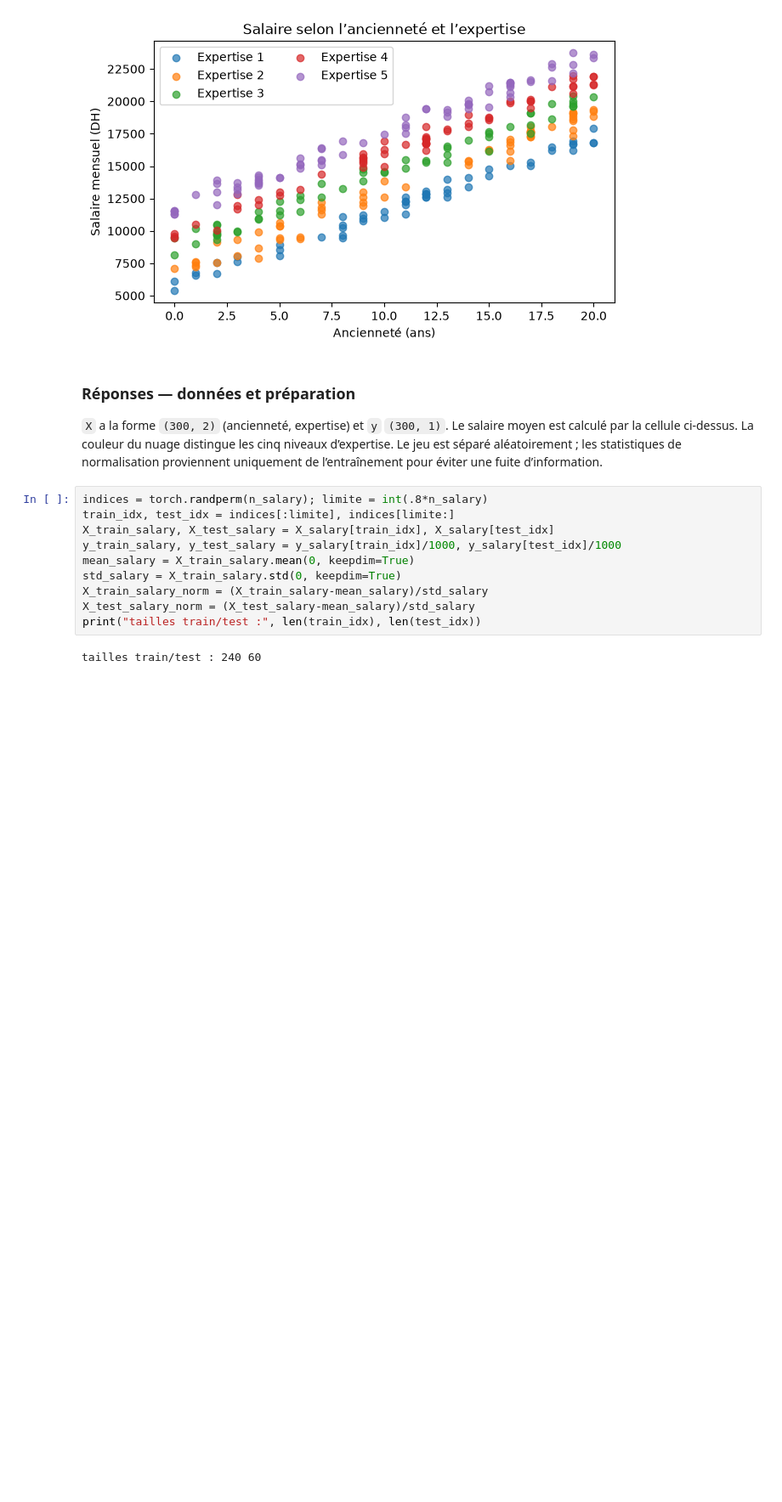
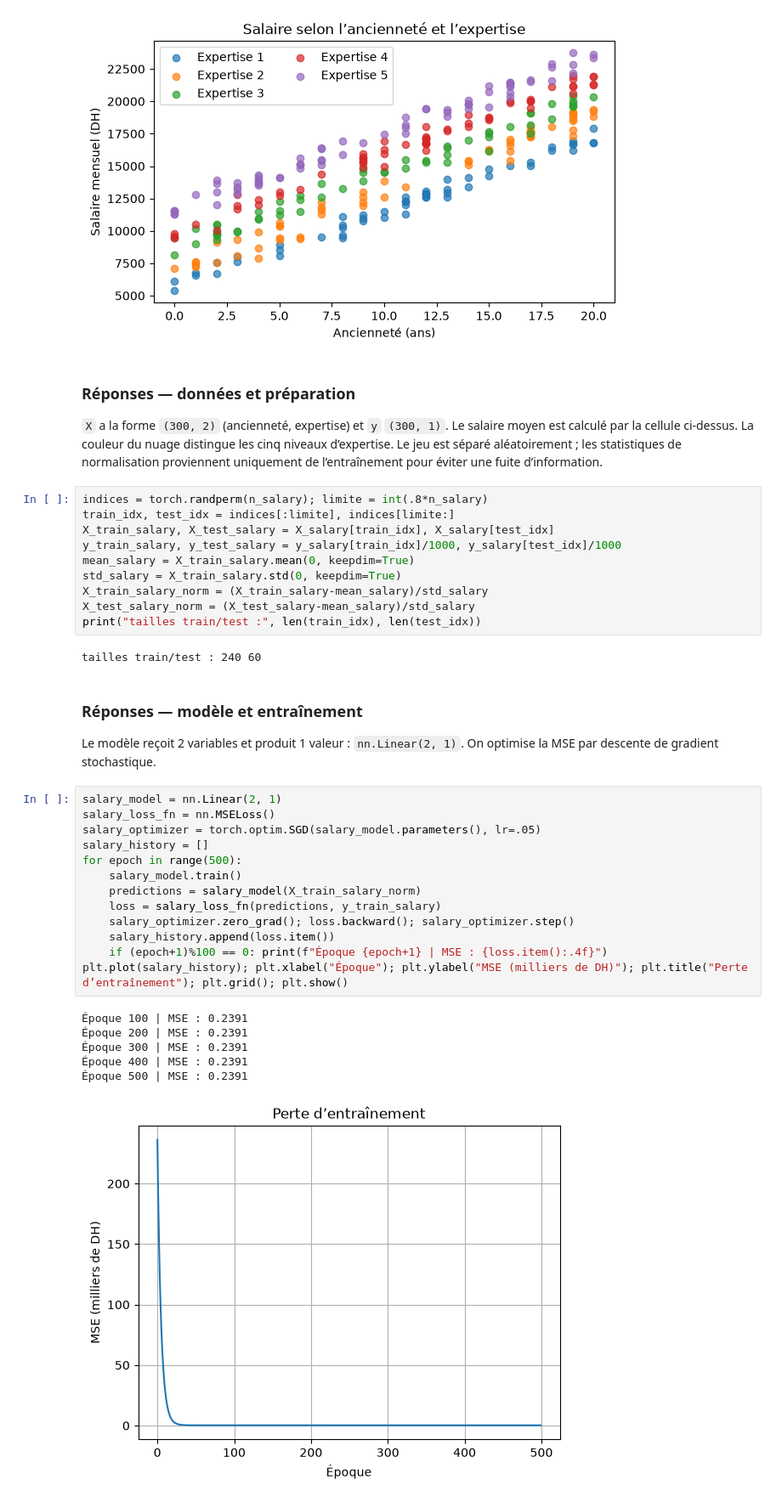
Before and after one commit to Hiba-Benyassine/Activit--Pratique-N-1--Mise-en-oeuvre-du-Framework-PyTorch-1, a Jupyter notebook: Activité pratique Bases de Pytorch.ipynb, the cells around one changed output. Shown at 85% size. Saved outputs shown, nothing was run; the diff lists cells and outputs as text; blank space fills up the shorter version.

Commit message:
Exercice 1: train salary regression model

```diff
--- a/Activité pratique Bases de Pytorch.ipynb
+++ b/Activité pratique Bases de Pytorch.ipynb
@@ -418,3 +418,27 @@ X_test_salary_norm = (X_test_salary-mean_salary)/std_salary
 print("tailles train/test :", len(train_idx), len(test_idx))
 # %% [output]
 tailles train/test : 240 60
+# %% [markdown]
+### Réponses — modèle et entraînement
+
+Le modèle reçoit 2 variables et produit 1 valeur : `nn.Linear(2, 1)`. On optimise la MSE par descente de gradient stochastique.
+# %%
+salary_model = nn.Linear(2, 1)
+salary_loss_fn = nn.MSELoss()
+salary_optimizer = torch.optim.SGD(salary_model.parameters(), lr=.05)
+salary_history = []
+for epoch in range(500):
+    salary_model.train()
+    predictions = salary_model(X_train_salary_norm)
+    loss = salary_loss_fn(predictions, y_train_salary)
+    salary_optimizer.zero_grad(); loss.backward(); salary_optimizer.step()
+    salary_history.append(loss.item())
+    if (epoch+1)%100 == 0: print(f"Époque {epoch+1} | MSE : {loss.item():.4f}")
+plt.plot(salary_history); plt.xlabel("Époque"); plt.ylabel("MSE (milliers de DH)"); plt.title("Perte d’entraînement"); plt.grid(); plt.show()
+# %% [output]
+Époque 100 | MSE : 0.2391
+Époque 200 | MSE : 0.2391
+Époque 300 | MSE : 0.2391
+Époque 400 | MSE : 0.2391
+Époque 500 | MSE : 0.2391
+[figure, added]
```
